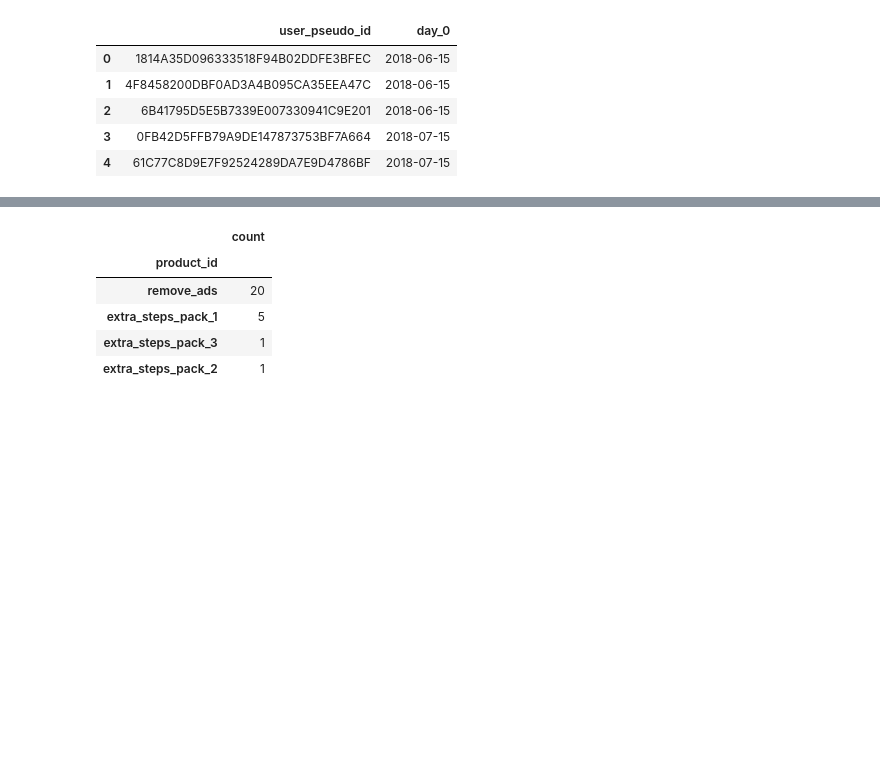
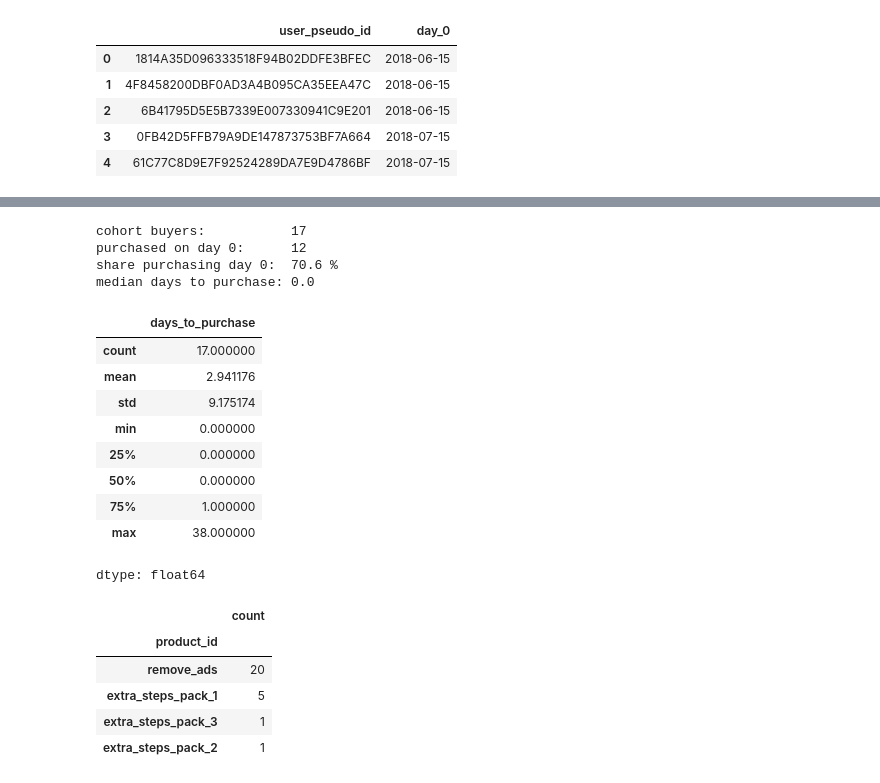
Before and after one commit to Adir-Amar/FloodIt-product-analytics, a Jupyter notebook: notebooks/05_score_mode_analysis.ipynb, the cells around one changed output, grey strips where cells are left out. Drawn from its saved outputs; the diff is of its cells as text; code cells hidden in the pictures; blank space fills up the shorter version.

```diff
--- a/notebooks/05_score_mode_analysis.ipynb
+++ b/notebooks/05_score_mode_analysis.ipynb
@@ -202,6 +235,29 @@ display(days_to_purchase.sort_values('days_to_purchase', ascending = False))
 | 17 | 99FF1F3E739596EE936E38229B416431 | 2018-09-10 | 1536601988749000 | in_app_purchase | extra_steps_pack_1 | 0.99 | USD | 1.0 | ... |
 | 22 | D4A11F0C6E87988E9DA1475EAF38137A | 2018-07-22 | 1532300002338000 | in_app_purchase | extra_steps_pack_1 | 6.30 | DKK | NaN | ... |
 | 25 | FBA8767310C829F9C28F06146B83A08D | 2018-09-06 | 1536234384338000 | in_app_purchase | remove_ads | 1.49 | AUD | 1.0 | ... |
+# %%
+dtp = days_to_purchase['days_to_purchase'].dropna()
+
+print('cohort buyers:          ', dtp.shape[0])
+print('purchased on day 0:     ', (dtp == 0).sum())
+print('share purchasing day 0: ', round(100 * (dtp == 0).mean(), 1), '%')
+print('median days to purchase:', dtp.median())
+display(dtp.describe())
+# %% [output]
+cohort buyers:           17
+purchased on day 0:      12
+share purchasing day 0:  70.6 %
+median days to purchase: 0.0
+|  | days_to_purchase |
+| count | 17.000000 |
+| mean | 2.941176 |
+| std | 9.175174 |
+| min | 0.000000 |
+| 25% | 0.000000 |
+| 50% | 0.000000 |
+| 75% | 1.000000 |
+| max | 38.000000 |
+dtype: float64
 # %%
 days_to_purchase['product_id'].value_counts()
 # %% [output]
```
Also changed, not shown: parts of 3 cells of this notebook.
